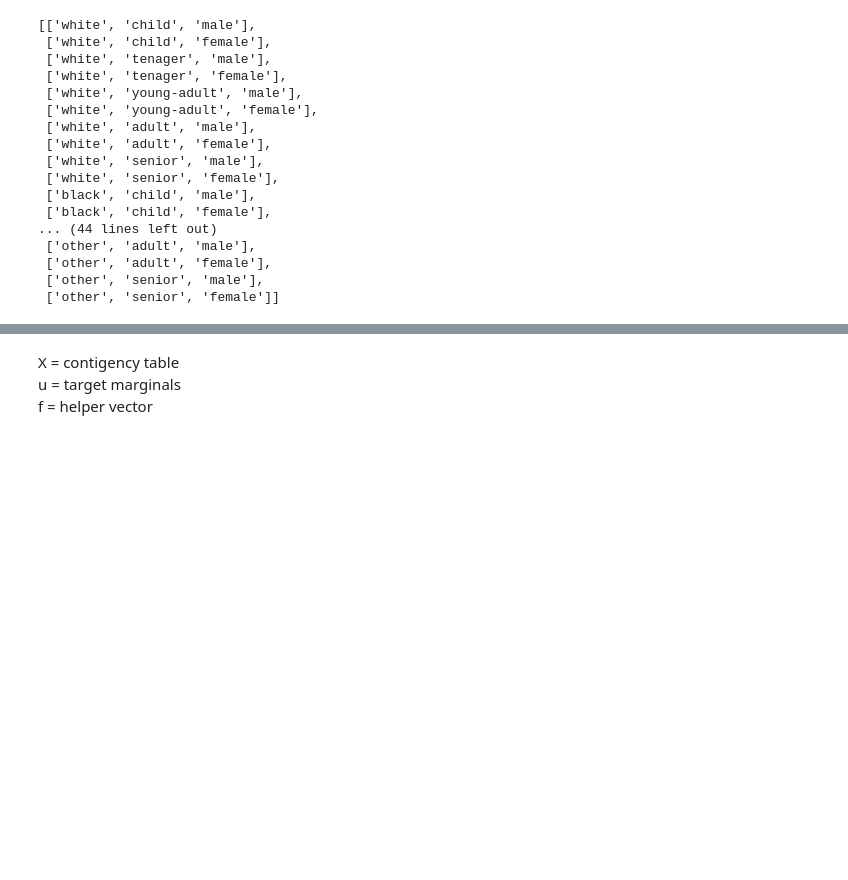
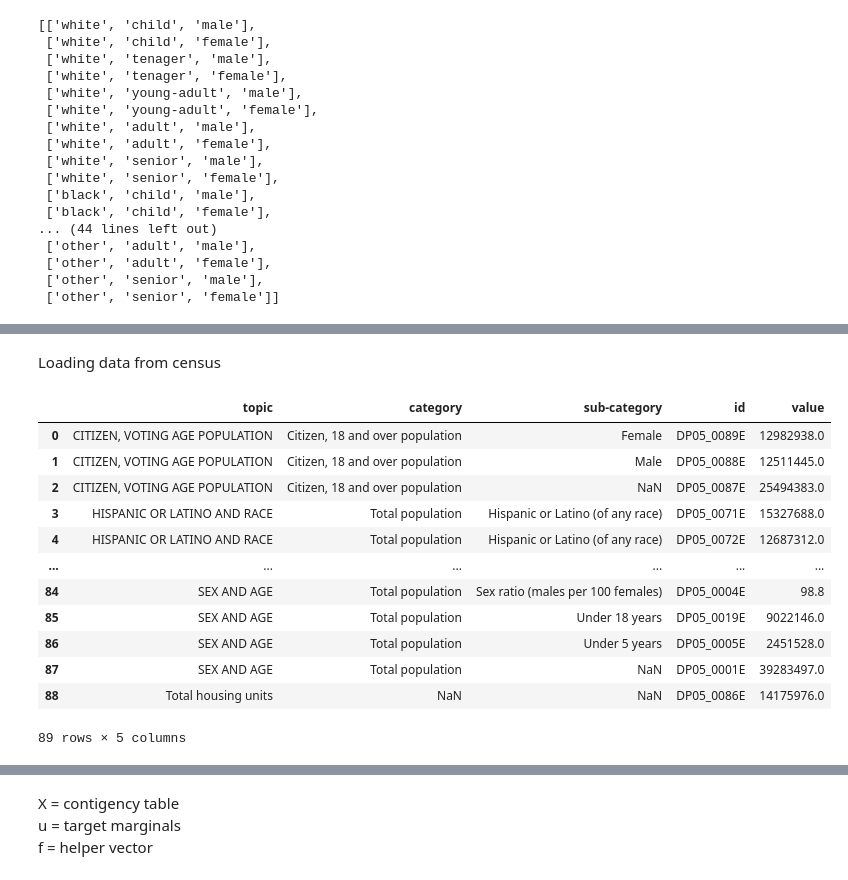
Before and after one commit to abuudarda/synthetic-population-simulation, a Jupyter notebook: Multidimensional_IPF_1.ipynb, the cells around one changed output, grey strips where cells are left out. Cells and saved outputs as stored; diff of their text form; code cells hidden in the pictures; blank space fills up the shorter version.

```diff
--- a/Multidimensional_IPF_1.ipynb
+++ b/Multidimensional_IPF_1.ipynb
@@ -162,0 +155,21 @@ f, u, X = get_table(df, {
+# %% [markdown]
+Loading data from census
+# %%
+#ddg = demographic_data_groups
+ddg=pd.read_csv("CA-data\\census\\temp_demographic.csv")
+
+ddg
+# %% [output]
+|  | topic | category | sub-category | id | value |
+| 0 | CITIZEN, VOTING AGE POPULATION | Citizen, 18 and over population | Female | DP05_0089E | 12982938.0 |
+| 1 | CITIZEN, VOTING AGE POPULATION | Citizen, 18 and over population | Male | DP05_0088E | 12511445.0 |
+| 2 | CITIZEN, VOTING AGE POPULATION | Citizen, 18 and over population | NaN | DP05_0087E | 25494383.0 |
+| 3 | HISPANIC OR LATINO AND RACE | Total population | Hispanic or Latino (of any race) | DP05_0071E | 15327688.0 |
+| 4 | HISPANIC OR LATINO AND RACE | Total population | Hispanic or Latino (of any race) | DP05_0072E | 12687312.0 |
+| ... | ... | ... | ... | ... | ... |
+| 84 | SEX AND AGE | Total population | Sex ratio (males per 100 females) | DP05_0004E | 98.8 |
+| 85 | SEX AND AGE | Total population | Under 18 years | DP05_0019E | 9022146.0 |
+| 86 | SEX AND AGE | Total population | Under 5 years | DP05_0005E | 2451528.0 |
+| 87 | SEX AND AGE | Total population | NaN | DP05_0001E | 39283497.0 |
+| 88 | Total housing units | NaN | NaN | DP05_0086E | 14175976.0 |
+89 rows × 5 columns
```
Also changed, not shown: parts of 12 cells of this notebook, 1 other file.
